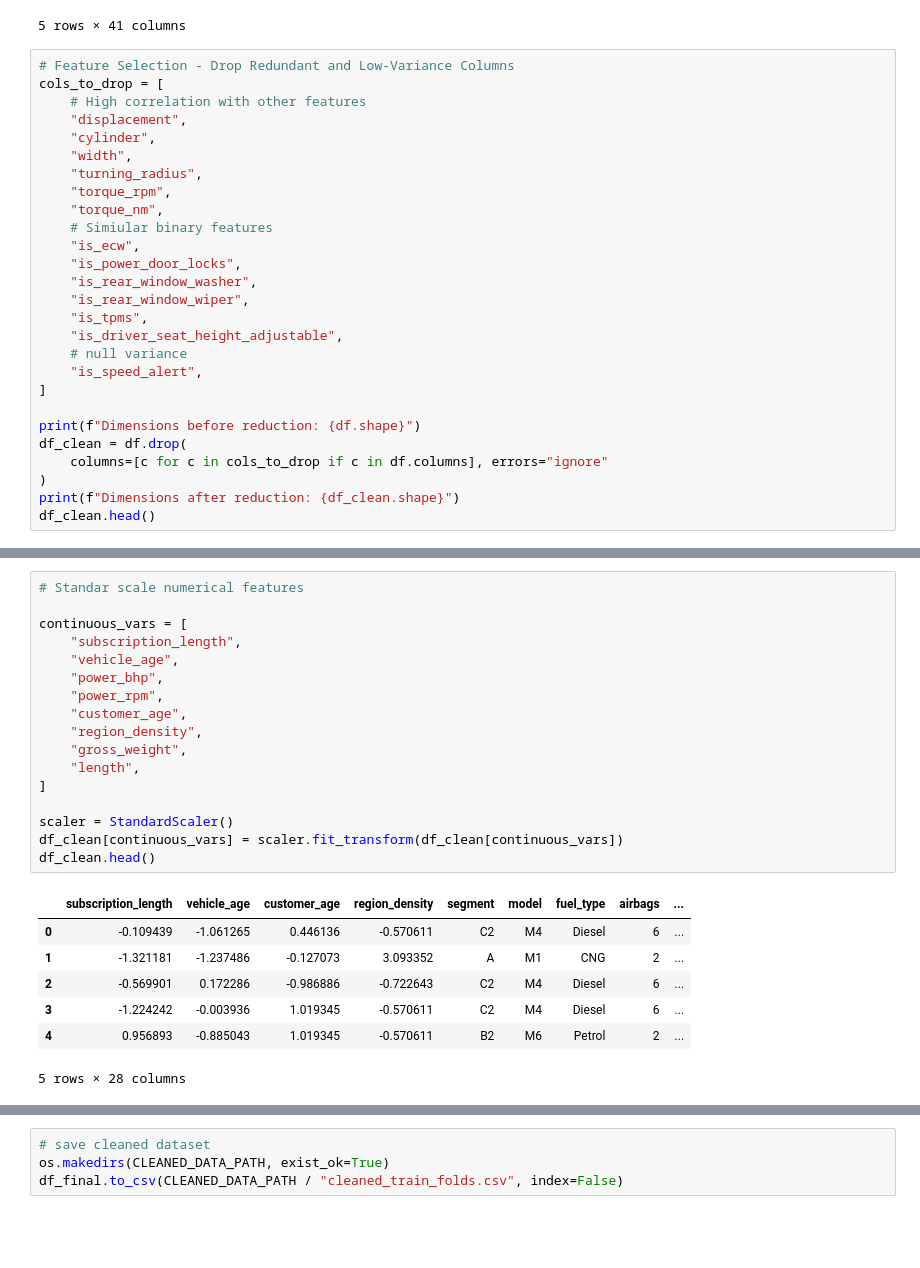
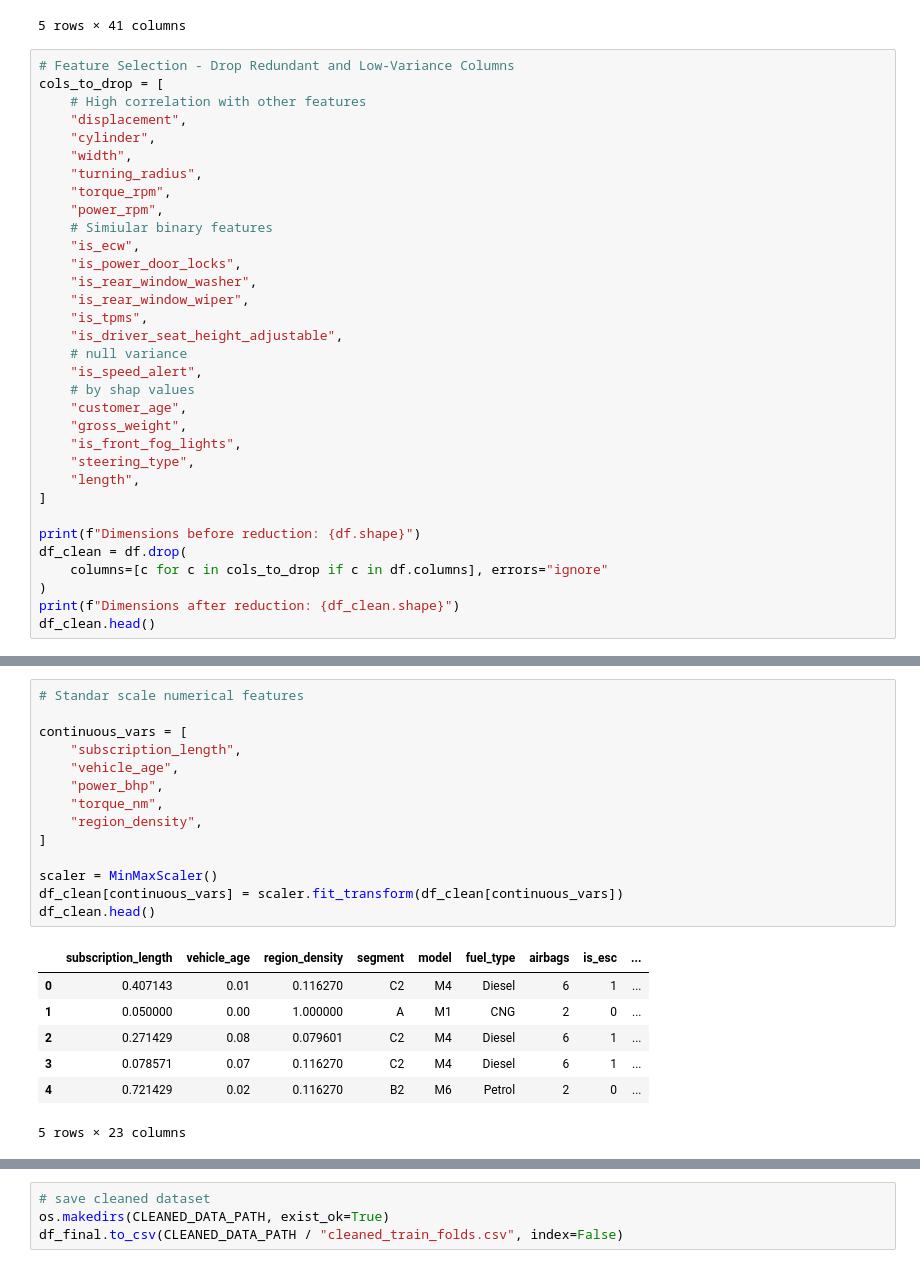
Before and after one commit to juanbaezl/Car-Insurance-Claim, a Jupyter notebook: notebooks/003_data_preparation.ipynb, the cells around one changed output, grey strips where cells are left out. Cells and saved outputs as stored; diff of their text form; blank space fills up the shorter version.

Commit message:
finalized crisp dm modelation

```diff
--- a/notebooks/003_data_preparation.ipynb
+++ b/notebooks/003_data_preparation.ipynb
@@ -58,7 +58,7 @@ cols_to_drop = [
     "width",
     "turning_radius",
     "torque_rpm",
-    "torque_nm",
+    "power_rpm",
     # Simiular binary features
     "is_ecw",
     "is_power_door_locks",
@@ -68,6 +68,12 @@ cols_to_drop = [
     "is_driver_seat_height_adjustable",
     # null variance
     "is_speed_alert",
+    # by shap values
+    "customer_age",
+    "gross_weight",
+    "is_front_fog_lights",
+    "steering_type",
+    "length",
 ]
 
 print(f"Dimensions before reduction: {df.shape}")
@@ -89,28 +95,25 @@ Dimensions after reduction: (45358, 28)
 # %%
 # Standar scale numerical features
 
 continuous_vars = [
     "subscription_length",
     "vehicle_age",
     "power_bhp",
-    "power_rpm",
-    "customer_age",
+    "torque_nm",
     "region_density",
-    "gross_weight",
-    "length",
 ]
 
-scaler = StandardScaler()
+scaler = MinMaxScaler()
 df_clean[continuous_vars] = scaler.fit_transform(df_clean[continuous_vars])
 df_clean.head()
 # %% [output]
-|  | subscription_length | vehicle_age | customer_age | region_density | segment | model | fuel_type | airbags | ... |
-| 0 | -0.109439 | -1.061265 | 0.446136 | -0.570611 | C2 | M4 | Diesel | 6 | ... |
-| 1 | -1.321181 | -1.237486 | -0.127073 | 3.093352 | A | M1 | CNG | 2 | ... |
-| 2 | -0.569901 | 0.172286 | -0.986886 | -0.722643 | C2 | M4 | Diesel | 6 | ... |
-| 3 | -1.224242 | -0.003936 | 1.019345 | -0.570611 | C2 | M4 | Diesel | 6 | ... |
-| 4 | 0.956893 | -0.885043 | 1.019345 | -0.570611 | B2 | M6 | Petrol | 2 | ... |
+|  | subscription_length | vehicle_age | region_density | segment | model | fuel_type | airbags | is_esc | ... |
+| 0 | 0.407143 | 0.01 | 0.116270 | C2 | M4 | Diesel | 6 | 1 | ... |
+| 1 | 0.050000 | 0.00 | 1.000000 | A | M1 | CNG | 2 | 0 | ... |
+| 2 | 0.271429 | 0.08 | 0.079601 | C2 | M4 | Diesel | 6 | 1 | ... |
+| 3 | 0.078571 | 0.07 | 0.116270 | C2 | M4 | Diesel | 6 | 1 | ... |
+| 4 | 0.721429 | 0.02 | 0.116270 | B2 | M6 | Petrol | 2 | 0 | ... |
-5 rows × 28 columns
+5 rows × 23 columns
 # %%
 df_clean.dtypes
 # %% [output]
```
Also changed, not shown: parts of 7 cells of this notebook, 7 other files.
